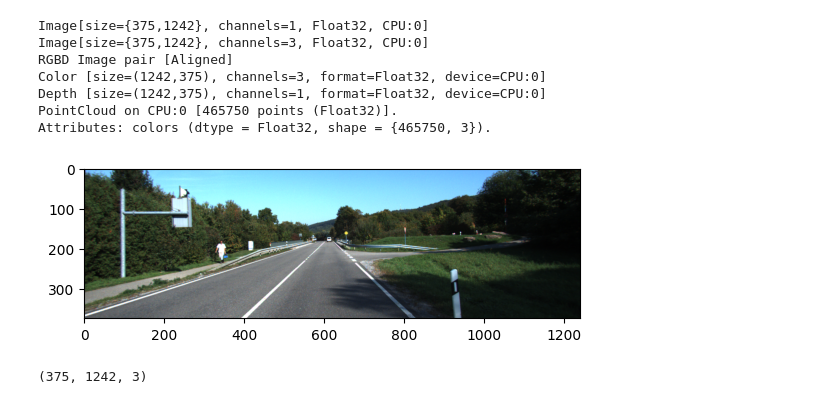
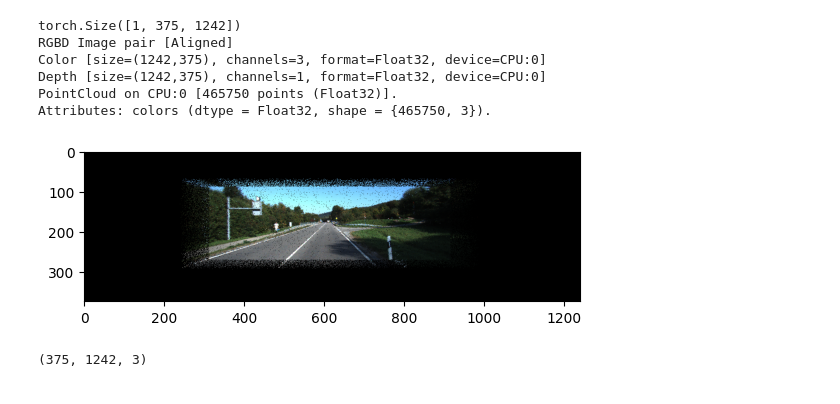
Before and after one commit to KeyiDing/dl_final_project, a Jupyter notebook: models/demo.ipynb, the cells around one changed output. Drawn from its saved outputs; the diff is of its cells as text; code cells hidden in the pictures.

```diff
--- a/models/demo.ipynb
+++ b/models/demo.ipynb
@@ -60,9 +20,10 @@ print(img.shape)
 
 model = DepthNet()
 depth = model(img)
+print(depth.shape)
 depth = torch.squeeze(depth, dim=0)
-depth = np.transpose(depth.detach().numpy(), (1,2,0))
+# depth = np.transpose(depth.detach().numpy(), (1,2,0))
 print(depth.shape)
 
-plt.imshow(depth, cmap="gray");
+# plt.imshow(depth, cmap="gray");
 # %% [output]
@@ -94,54 +35,59 @@ plt.show()
 # %%
 device = o3d.core.Device("cuda:0")
 
-depth_img = o3d.t.geometry.Image(depth*255)
-print(depth_img)
-rgb_img = o3d.t.geometry.Image(np.ascontiguousarray(rgb_array).astype(np.float32))
-print(rgb_img)
+print(depth.shape)
+
+depth = depth.detach().numpy()
+
+depth_img = o3d.t.geometry.Image(depth[0]*255)
+rgb_img = o3d.t.geometry.Image(rgb_array.astype(np.float32))
 rgbd_img = o3d.t.geometry.RGBDImage(rgb_img, depth_img)
 print(rgbd_img)
 
-intrinsics = o3d.core.Tensor([[721.5377, 0, 609.5593],
-                              [0, 721.5377, 172.854],
+intrinsics = o3d.core.Tensor([[721.5377, 0, 596.5593],
+                              [0, 721.5377, 149.854],
                               [0, 0, 1]])
 
 pcd = o3d.t.geometry.PointCloud.create_from_rgbd_image(
     rgbd_img,
     intrinsics,
-    depth_scale=5000.0,
+    depth_scale=1.0,
     depth_max=255.0)
 print(pcd)
+
+
+# pcd = utils.depth_rgb_to_pcd(depth, rgb, intrinsics)
 # %% [output]
-Image[size={375,1242}, channels=1, Float32, CPU:0]
-Image[size={375,1242}, channels=3, Float32, CPU:0]
+torch.Size([1, 375, 1242])
 RGBD Image pair [Aligned]
 Color [size=(1242,375), channels=3, format=Float32, device=CPU:0]
 Depth [size=(1242,375), channels=1, format=Float32, device=CPU:0]
 PointCloud on CPU:0 [465750 points (Float32)].
 Attributes: colors (dtype = Float32, shape = {465750, 3}).
 # %%
+
 # extrinsics = o3d.core.Tensor([[0.26479293, 0.86222928, 0.43446898, 0.        ],
 #                               [0.45140197, 0.34552593, 0.82155755, 0.        ],
 #                               [0.85438314, 0.36970814, 0.36639319, 0.        ],
 #                               [0.        , 0.        , 0.        , 1.        ]])
 
 extrinsics = o3d.core.Tensor([[1., 0., 0., 0],
                               [0., 1., 0., 0],
                               [0., 0., 1., 0],
                               [0., 0., 0., 1.]])
 
 rgbd_reproj = pcd.project_to_rgbd_image(
     1242,
     375,
     intrinsics,
     extrinsics,
-    depth_scale=5000.0,
-    depth_max=10.0
+    depth_scale=1.0,
+    depth_max=255.0
 )
 
 plt.imshow(np.asarray(rgbd_reproj.color).astype(np.uint8));
 # %% [output]
-[figure, old version]
+[figure, new version]
 # %%
 print(np.array(rgbd_reproj.color).shape)
 # %% [output]
```
Also changed, not shown: parts of 7 cells of this notebook.
